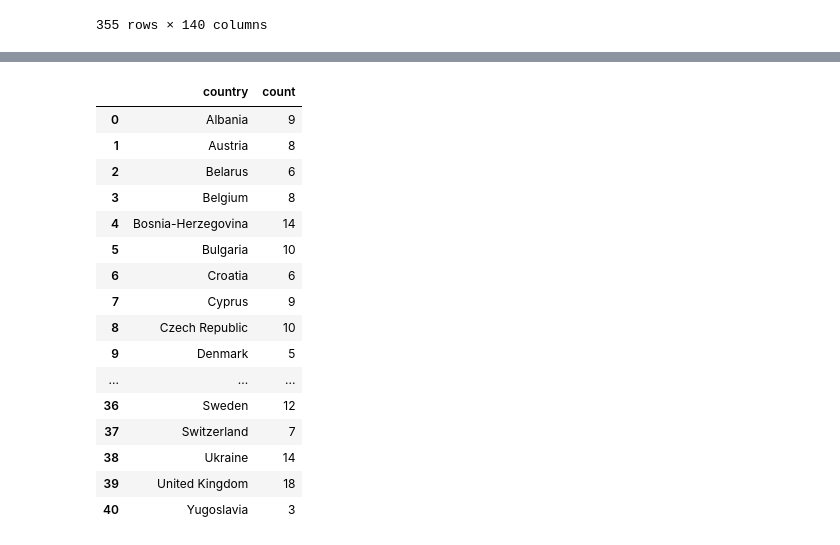
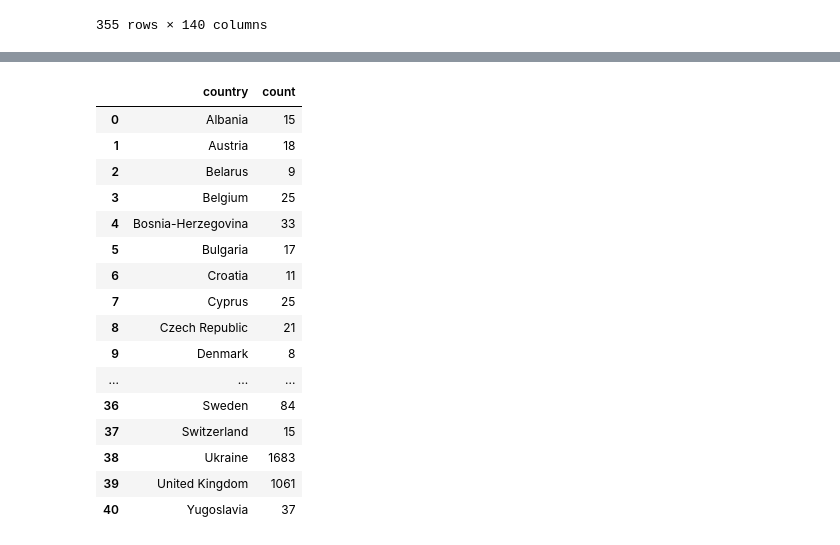
Before and after one commit to puckstok/infovisu, a Jupyter notebook: preprocess_sally.ipynb, the cells around one changed output, grey strips where cells are left out. Saved outputs shown, nothing was run; the diff lists cells and outputs as text; code cells hidden in the pictures.

```diff
--- a/preprocess_sally.ipynb
+++ b/preprocess_sally.ipynb
@@ -70,0 +73,3 @@ df3 = df2.groupby(['iyear']).count().reset_index()
+# %%
+df4 = df2.groupby('country_txt')['eventid'].sum().reset_index().rename(columns = {'country_txt' : 'country', 'eventid' : 'count'})
+df4
@@ -92,2 +114,2 @@ df3
 # %%
-df4 = df3[['iyear', 'region_txt']].rename(columns = {'iyear' : 'year', 'region_txt' : 'count'})
+df5 = df2[['iyear', 'country_txt', 'eventid']].rename(columns = {'iyear' : 'year', 'country_txt' : 'country', 'eventid' : 'count'})
@@ -284,23 +176,23 @@ df6
 355 rows × 3 columns
 # %%
 # Totaal aantal aanslagen per land tussen 2000 en 2017 in Europa.
-df9
-#df9.to_csv('totale_aanslagen_per_land.csv', index=False, header=True)
+df4
+#df4.to_csv('totale_aanslagen_per_land.csv', index=False, header=True)
 # %% [output]
 |  | country | count |
-| 0 | Albania | 9 |
-| 1 | Austria | 8 |
-| 2 | Belarus | 6 |
-| 3 | Belgium | 8 |
-| 4 | Bosnia-Herzegovina | 14 |
-| 5 | Bulgaria | 10 |
-| 6 | Croatia | 6 |
-| 7 | Cyprus | 9 |
-| 8 | Czech Republic | 10 |
-| 9 | Denmark | 5 |
+| 0 | Albania | 15 |
+| 1 | Austria | 18 |
+| 2 | Belarus | 9 |
+| 3 | Belgium | 25 |
+| 4 | Bosnia-Herzegovina | 33 |
+| 5 | Bulgaria | 17 |
+| 6 | Croatia | 11 |
+| 7 | Cyprus | 25 |
+| 8 | Czech Republic | 21 |
+| 9 | Denmark | 8 |
 | ... | ... | ... |
-| 36 | Sweden | 12 |
-| 37 | Switzerland | 7 |
-| 38 | Ukraine | 14 |
-| 39 | United Kingdom | 18 |
-| 40 | Yugoslavia | 3 |
+| 36 | Sweden | 84 |
+| 37 | Switzerland | 15 |
+| 38 | Ukraine | 1683 |
+| 39 | United Kingdom | 1061 |
+| 40 | Yugoslavia | 37 |
```
Also changed, not shown: parts of 22 cells of this notebook.
